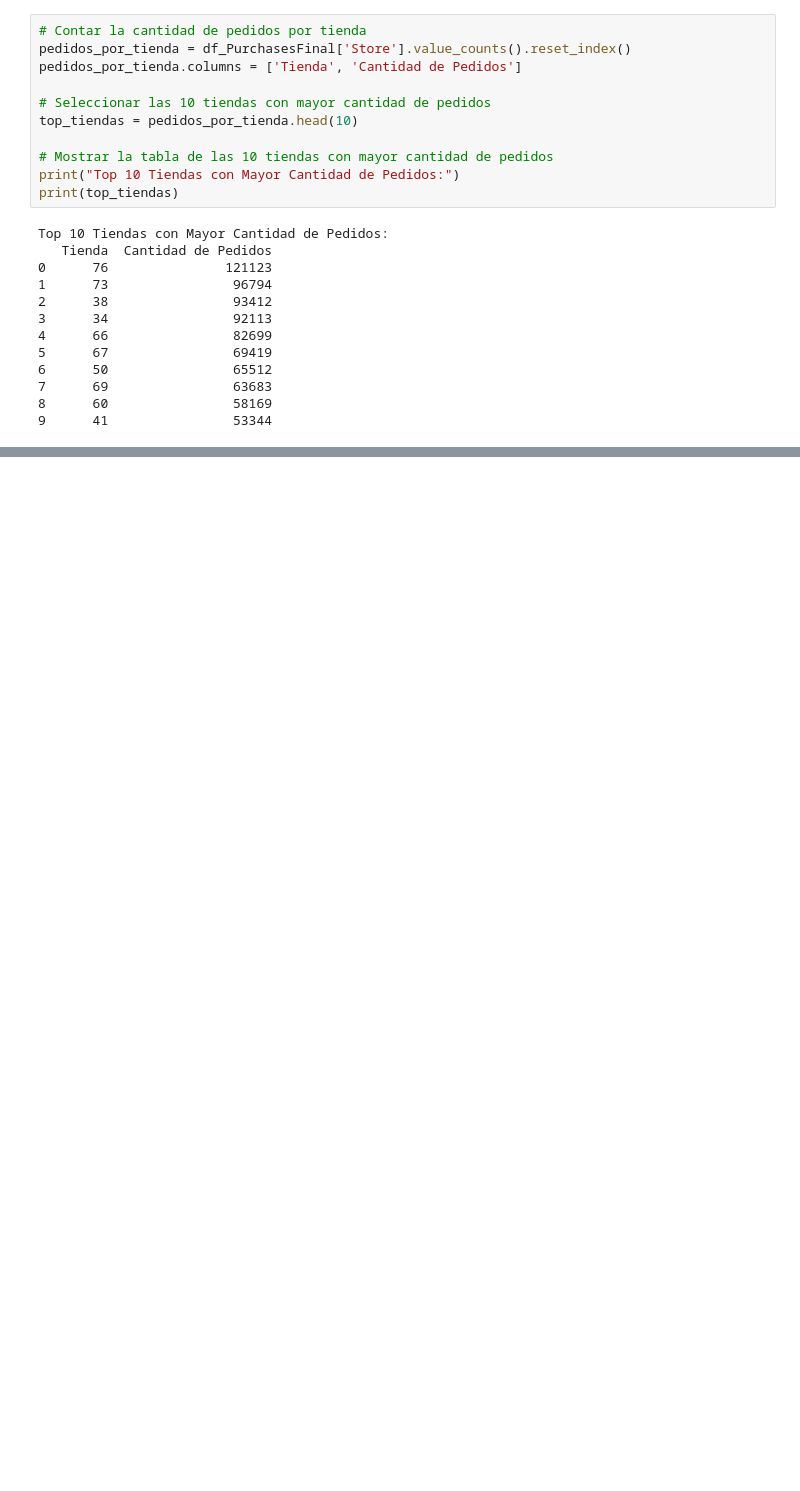
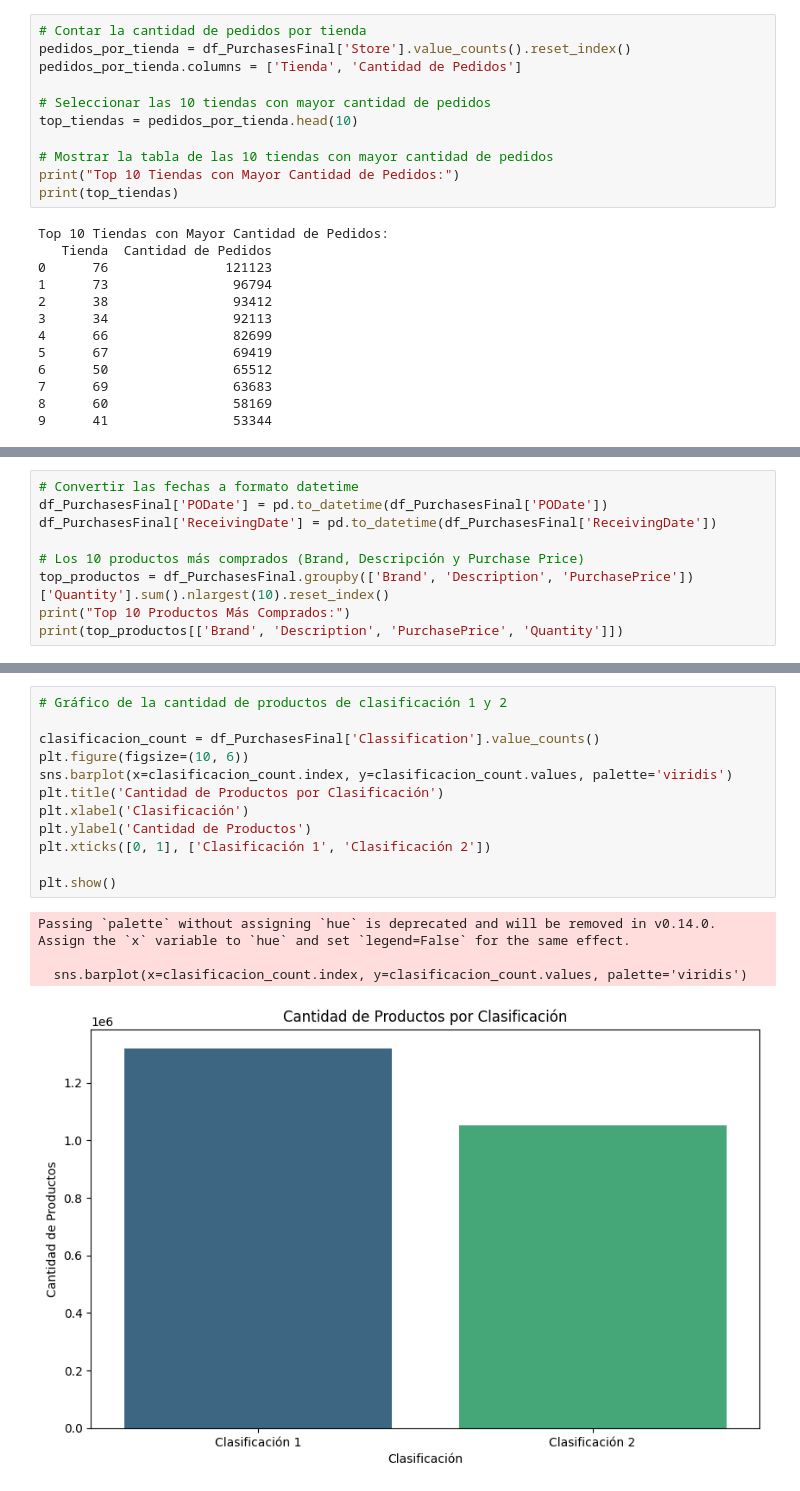
Before and after one commit to danipars/Analisis_Inventario_Distribuidora_Licores_AMCDrinks, a Jupyter notebook: EDA/ComprasFinalDetalle.ipynb, the cells around one changed output, grey strips where cells are left out. Cells and saved outputs as stored; diff of their text form; blank space fills up the shorter version.

Commit message:
Analisis Columnas Fechas

```diff
--- a/EDA/ComprasFinalDetalle.ipynb
+++ b/EDA/ComprasFinalDetalle.ipynb
@@ -359,0 +399,9 @@ Top 10 Tiendas con Mayor Cantidad de Pedidos:
+# %%
+# Convertir las fechas a formato datetime
+df_PurchasesFinal['PODate'] = pd.to_datetime(df_PurchasesFinal['PODate'])
+df_PurchasesFinal['ReceivingDate'] = pd.to_datetime(df_PurchasesFinal['ReceivingDate'])
+
+# Los 10 productos más comprados (Brand, Descripción y Purchase Price)
+top_productos = df_PurchasesFinal.groupby(['Brand', 'Description', 'PurchasePrice'])['Quantity'].sum().nlargest(10).reset_index()
+print("Top 10 Productos Más Comprados:")
+print(top_productos[['Brand', 'Description', 'PurchasePrice', 'Quantity']])
@@ -359,0 +421,17 @@ Top 10 Tiendas con Mayor Cantidad de Pedidos:
+# %%
+# Gráfico de la cantidad de productos de clasificación 1 y 2
+
+clasificacion_count = df_PurchasesFinal['Classification'].value_counts()
+plt.figure(figsize=(10, 6))
+sns.barplot(x=clasificacion_count.index, y=clasificacion_count.values, palette='viridis')
+plt.title('Cantidad de Productos por Clasificación')
+plt.xlabel('Clasificación')
+plt.ylabel('Cantidad de Productos')
+plt.xticks([0, 1], ['Clasificación 1', 'Clasificación 2'])
+
+plt.show()
+# %% [output]
+Passing `palette` without assigning `hue` is deprecated and will be removed in v0.14.0. Assign the `x` variable to `hue` and set `legend=False` for the same effect.
+
+  sns.barplot(x=clasificacion_count.index, y=clasificacion_count.values, palette='viridis')
+[figure, added]
```
Also changed, not shown: parts of 10 cells of this notebook.
